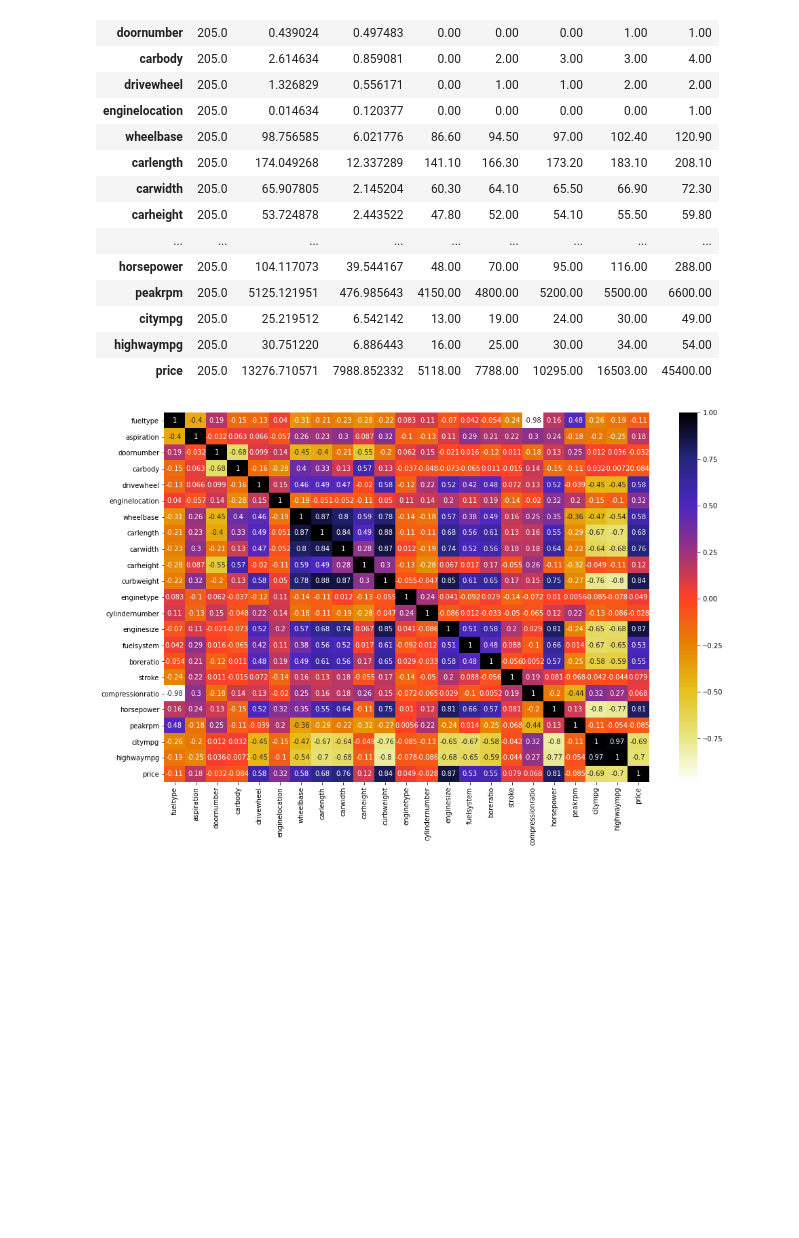
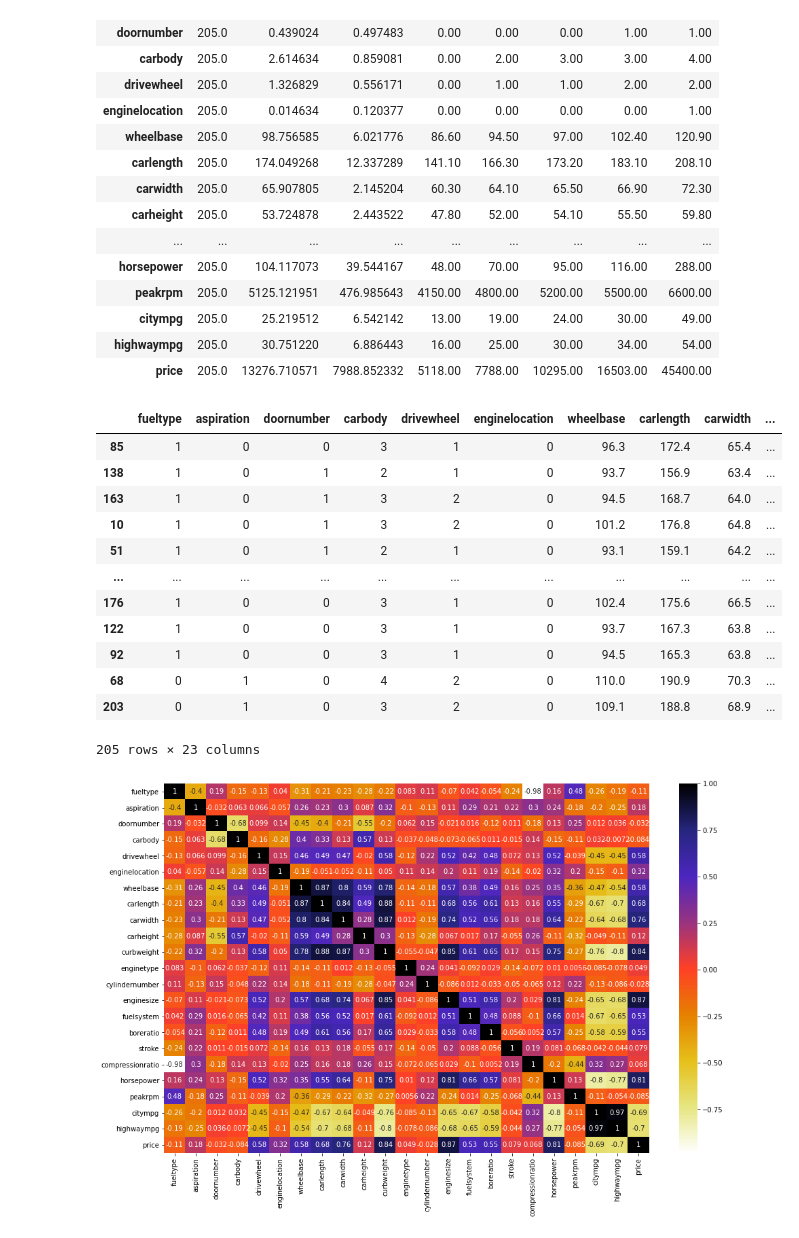
Before and after one commit to SyedHuzaifa007/PIAIC-Deep-Learning-Assignment, a Jupyter notebook: Car_Price_Prediction_assignment.ipynb, the cells around one changed output. Saved outputs shown, nothing was run; the diff lists cells and outputs as text; code cells hidden in the pictures; blank space fills up the shorter version.

```diff
--- a/Car_Price_Prediction_assignment.ipynb
+++ b/Car_Price_Prediction_assignment.ipynb
@@ -169,6 +169,23 @@ df.describe().T
 | citympg | 205.0 | 25.219512 | 6.542142 | 13.00 | 19.00 | 24.00 | 30.00 | 49.00 |
 | highwaympg | 205.0 | 30.751220 | 6.886443 | 16.00 | 25.00 | 30.00 | 34.00 | 54.00 |
 | price | 205.0 | 13276.710571 | 7988.852332 | 5118.00 | 7788.00 | 10295.00 | 16503.00 | 45400.00 |
+# %%
+# Shuffling Data
+df.sample(frac=1)
+# %% [output]
+|  | fueltype | aspiration | doornumber | carbody | drivewheel | enginelocation | wheelbase | carlength | carwidth | ... |
+| 85 | 1 | 0 | 0 | 3 | 1 | 0 | 96.3 | 172.4 | 65.4 | ... |
+| 138 | 1 | 0 | 1 | 2 | 1 | 0 | 93.7 | 156.9 | 63.4 | ... |
+| 163 | 1 | 0 | 1 | 3 | 2 | 0 | 94.5 | 168.7 | 64.0 | ... |
+| 10 | 1 | 0 | 1 | 3 | 2 | 0 | 101.2 | 176.8 | 64.8 | ... |
+| 51 | 1 | 0 | 1 | 2 | 1 | 0 | 93.1 | 159.1 | 64.2 | ... |
+| ... | ... | ... | ... | ... | ... | ... | ... | ... | ... | ... |
+| 176 | 1 | 0 | 0 | 3 | 1 | 0 | 102.4 | 175.6 | 66.5 | ... |
+| 122 | 1 | 0 | 0 | 3 | 1 | 0 | 93.7 | 167.3 | 63.8 | ... |
+| 92 | 1 | 0 | 0 | 3 | 1 | 0 | 94.5 | 165.3 | 63.8 | ... |
+| 68 | 0 | 1 | 0 | 4 | 2 | 0 | 110.0 | 190.9 | 70.3 | ... |
+| 203 | 0 | 1 | 0 | 3 | 2 | 0 | 109.1 | 188.8 | 68.9 | ... |
+205 rows × 23 columns
 # %%
 # Making A HeatMap of Correlations
 correlations = df.corr()
```
Also changed, not shown: parts of 7 cells of this notebook.
